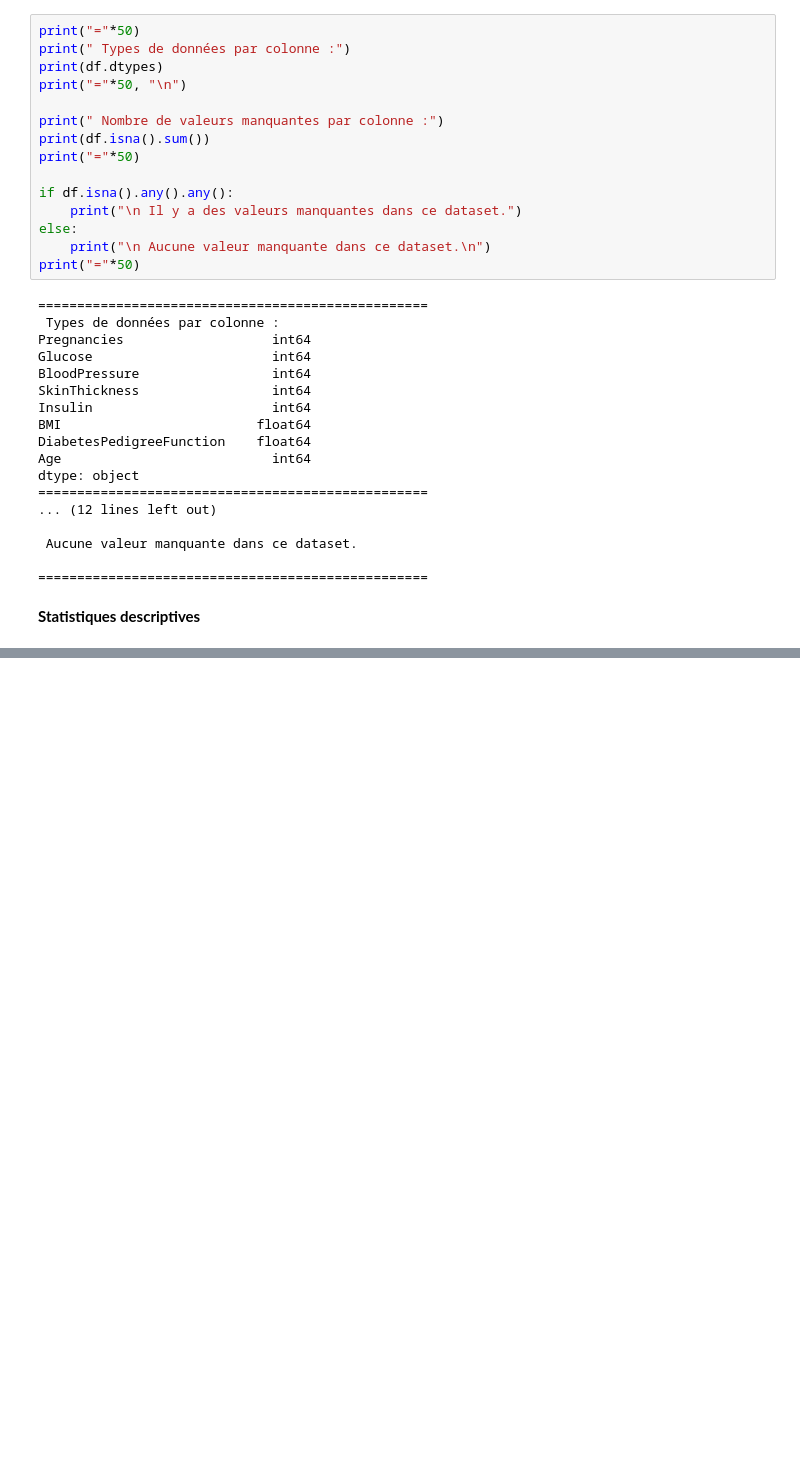
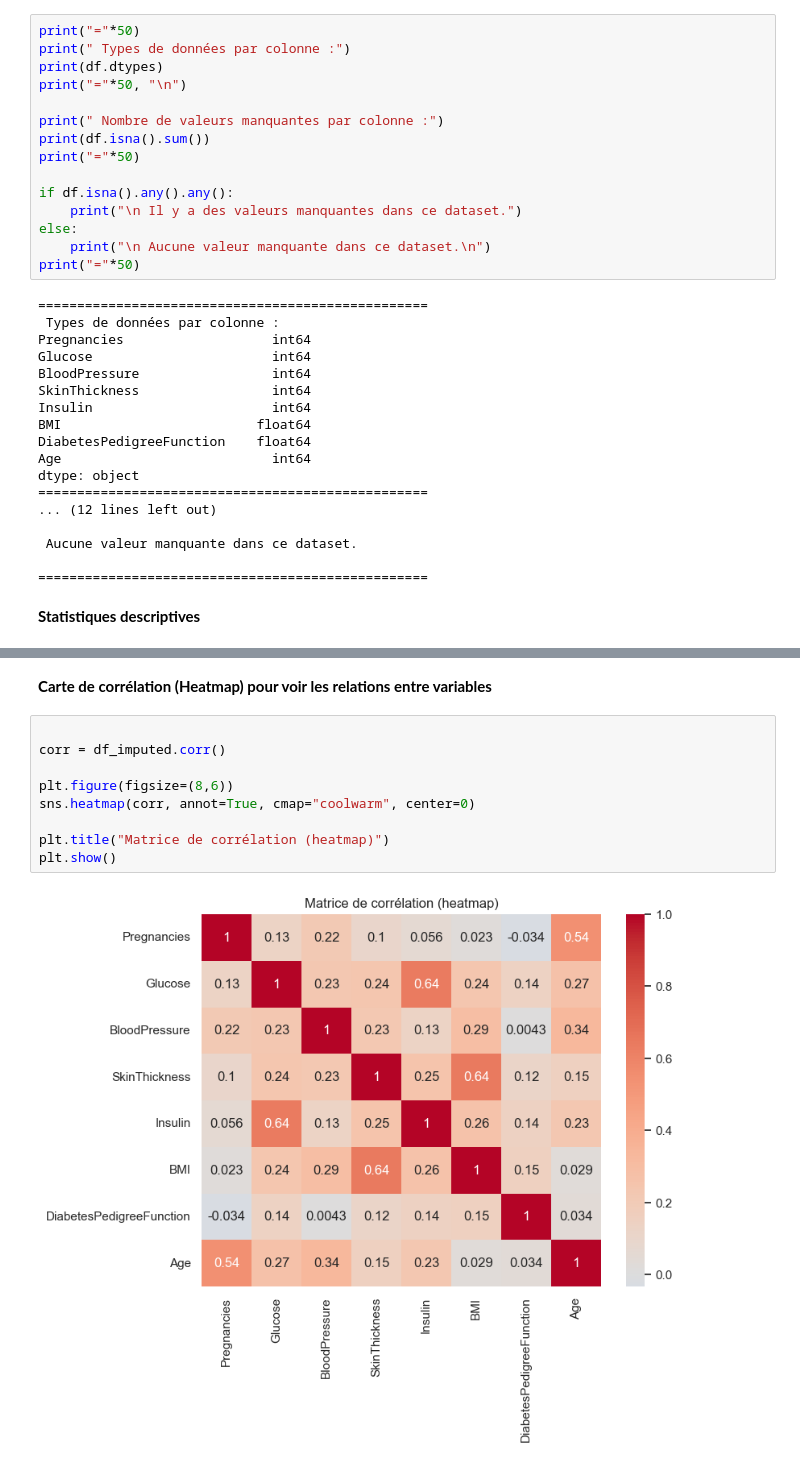
Before and after one commit to OUSSAMAEDDERKAOUI/Analyse-et-Prediction-du-Risque-de-Diabete, a Jupyter notebook: notebooks/01_EDA.ipynb, the cells around one changed output, grey strips where cells are left out. Cells and saved outputs as stored; diff of their text form; blank space fills up the shorter version.

```diff
--- a/notebooks/01_EDA.ipynb
+++ b/notebooks/01_EDA.ipynb
@@ -107,0 +152,13 @@ max     67.100000                  2.420000   81.000000
+# %% [markdown]
+**Carte de corrélation (Heatmap) pour voir les relations entre variables**
+# %%
+
+corr = df_imputed.corr()
+
+plt.figure(figsize=(8,6))
+sns.heatmap(corr, annot=True, cmap="coolwarm", center=0)
+
+plt.title("Matrice de corrélation (heatmap)")
+plt.show()
+# %% [output]
+[figure, added]
```
Also changed, not shown: parts of 9 cells of this notebook, 2 other files.
